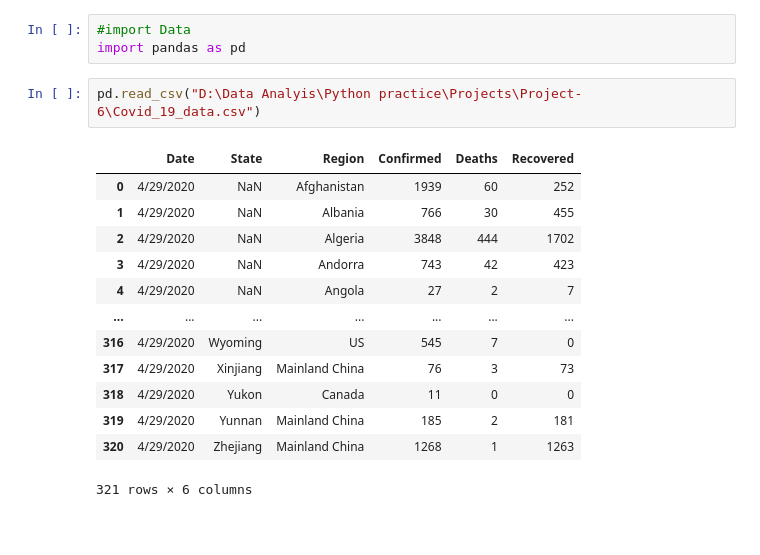
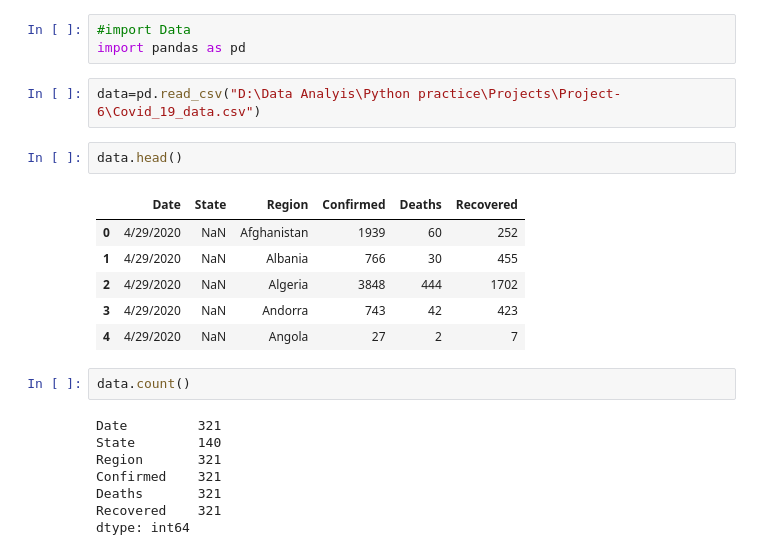
Before and after one commit to YonInsights/Project-6, a Jupyter notebook: Project-6.ipynb, the cells around one changed output. Saved outputs shown, nothing was run; the diff lists cells and outputs as text; blank space fills up the shorter version.

```diff
--- a/Project-6.ipynb
+++ b/Project-6.ipynb
@@ -2,18 +2,23 @@
 #import Data
 import pandas as pd
 # %%
-pd.read_csv("D:\Data Analyis\Python practice\Projects\Project-6\Covid_19_data.csv")
+data=pd.read_csv("D:\Data Analyis\Python practice\Projects\Project-6\Covid_19_data.csv")
-# %% [output]
-|  | Date | State | Region | Confirmed | Deaths | Recovered |
-| 0 | 4/29/2020 | NaN | Afghanistan | 1939 | 60 | 252 |
-| 1 | 4/29/2020 | NaN | Albania | 766 | 30 | 455 |
-| 2 | 4/29/2020 | NaN | Algeria | 3848 | 444 | 1702 |
-| 3 | 4/29/2020 | NaN | Andorra | 743 | 42 | 423 |
-| 4 | 4/29/2020 | NaN | Angola | 27 | 2 | 7 |
-| ... | ... | ... | ... | ... | ... | ... |
-| 316 | 4/29/2020 | Wyoming | US | 545 | 7 | 0 |
-| 317 | 4/29/2020 | Xinjiang | Mainland China | 76 | 3 | 73 |
-| 318 | 4/29/2020 | Yukon | Canada | 11 | 0 | 0 |
-| 319 | 4/29/2020 | Yunnan | Mainland China | 185 | 2 | 181 |
-| 320 | 4/29/2020 | Zhejiang | Mainland China | 1268 | 1 | 1263 |
-321 rows × 6 columns
+# %%
+data.head()
+# %% [output]
+|  | Date | State | Region | Confirmed | Deaths | Recovered |
+| 0 | 4/29/2020 | NaN | Afghanistan | 1939 | 60 | 252 |
+| 1 | 4/29/2020 | NaN | Albania | 766 | 30 | 455 |
+| 2 | 4/29/2020 | NaN | Algeria | 3848 | 444 | 1702 |
+| 3 | 4/29/2020 | NaN | Andorra | 743 | 42 | 423 |
+| 4 | 4/29/2020 | NaN | Angola | 27 | 2 | 7 |
+# %%
+data.count()
+# %% [output]
+Date         321
+State        140
+Region       321
+Confirmed    321
+Deaths       321
+Recovered    321
+dtype: int64
```
Also changed, not shown: parts of 6 cells of this notebook.
